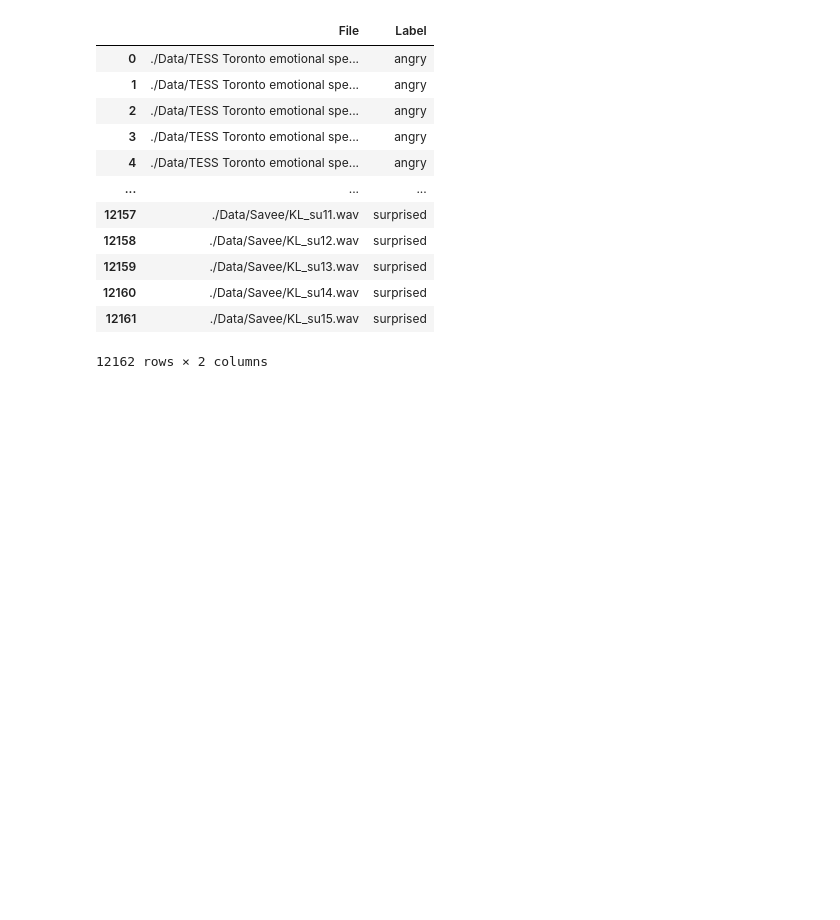
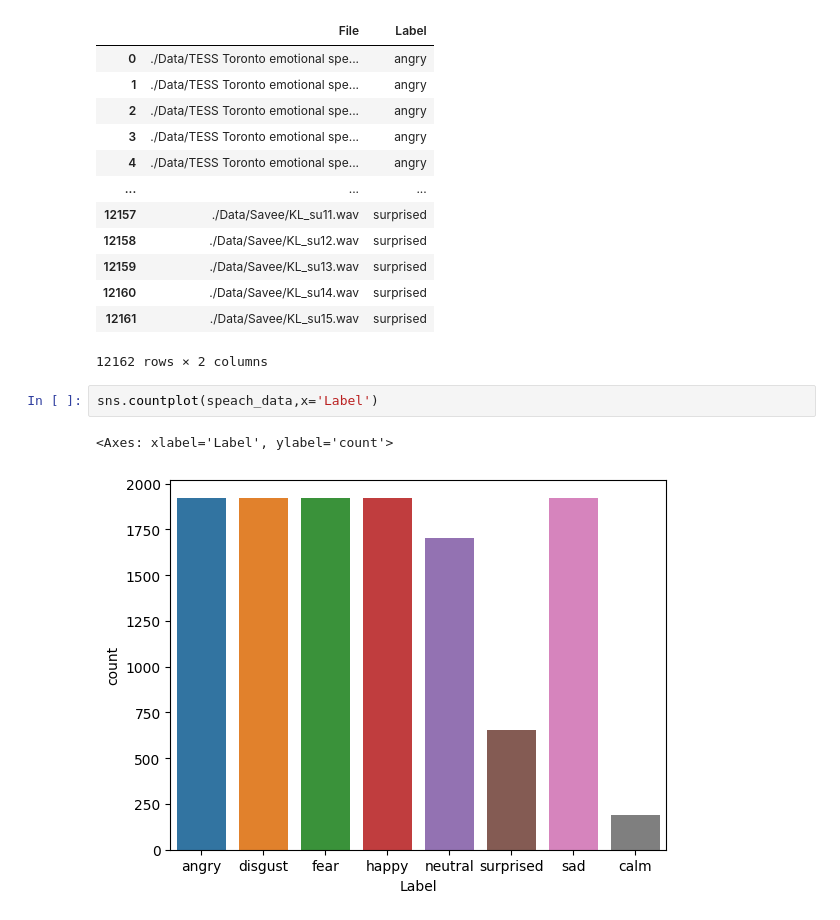
Before and after one commit to Gierek49/Portfolio, a Jupyter notebook: Speech emotion recognition/Model2.ipynb, the cells around one changed output. Drawn from its saved outputs; the diff is of its cells as text; blank space fills up the shorter version.

Commit message:
Data exploration

```diff
--- a/Speech emotion recognition/Model2.ipynb
+++ b/Speech emotion recognition/Model2.ipynb
@@ -263,3 +263,8 @@ speach_data
 | 12160 | ./Data/Savee/KL_su14.wav | surprised |
 | 12161 | ./Data/Savee/KL_su15.wav | surprised |
 12162 rows × 2 columns
+# %%
+sns.countplot(speach_data,x='Label')
+# %% [output]
+<Axes: xlabel='Label', ylabel='count'>
+[figure, added]
```
Also changed, not shown: parts of 2 cells of this notebook.
